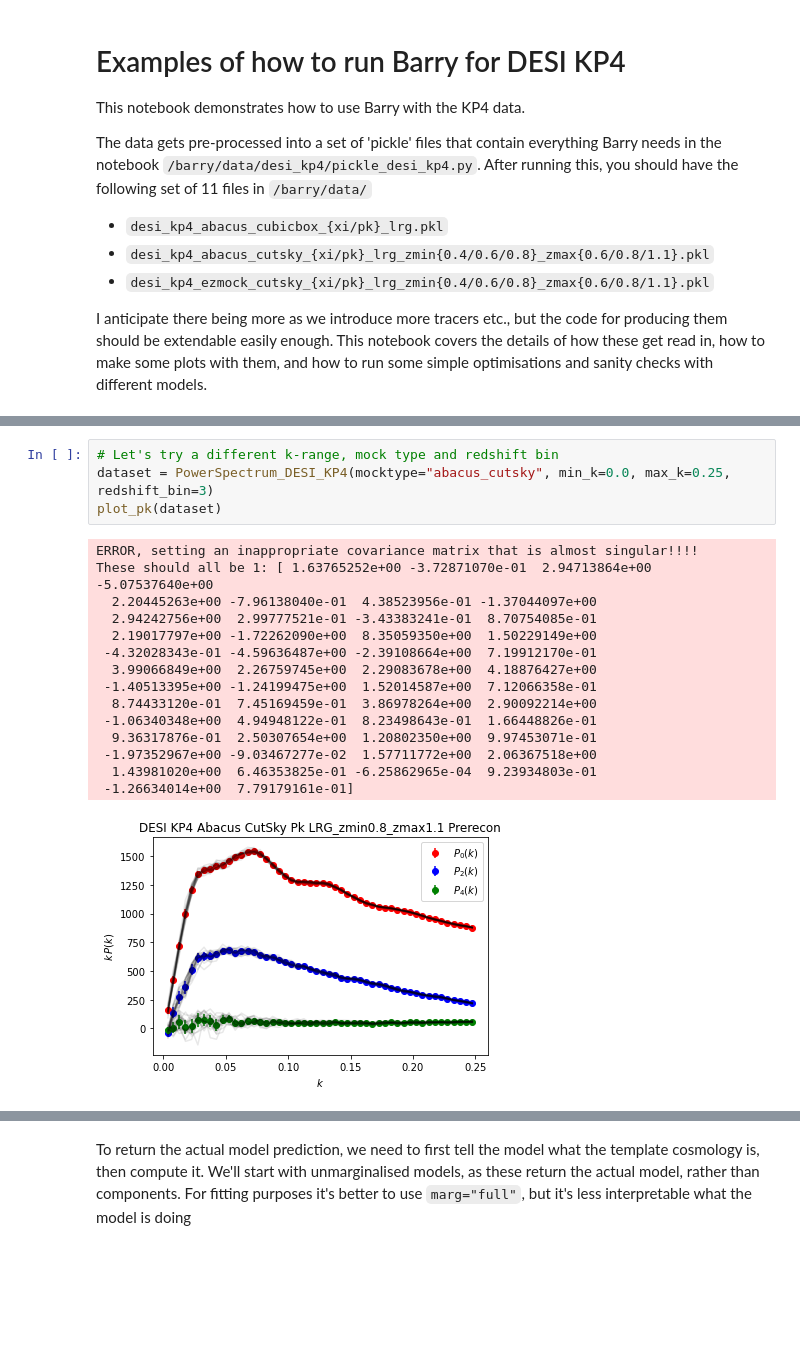
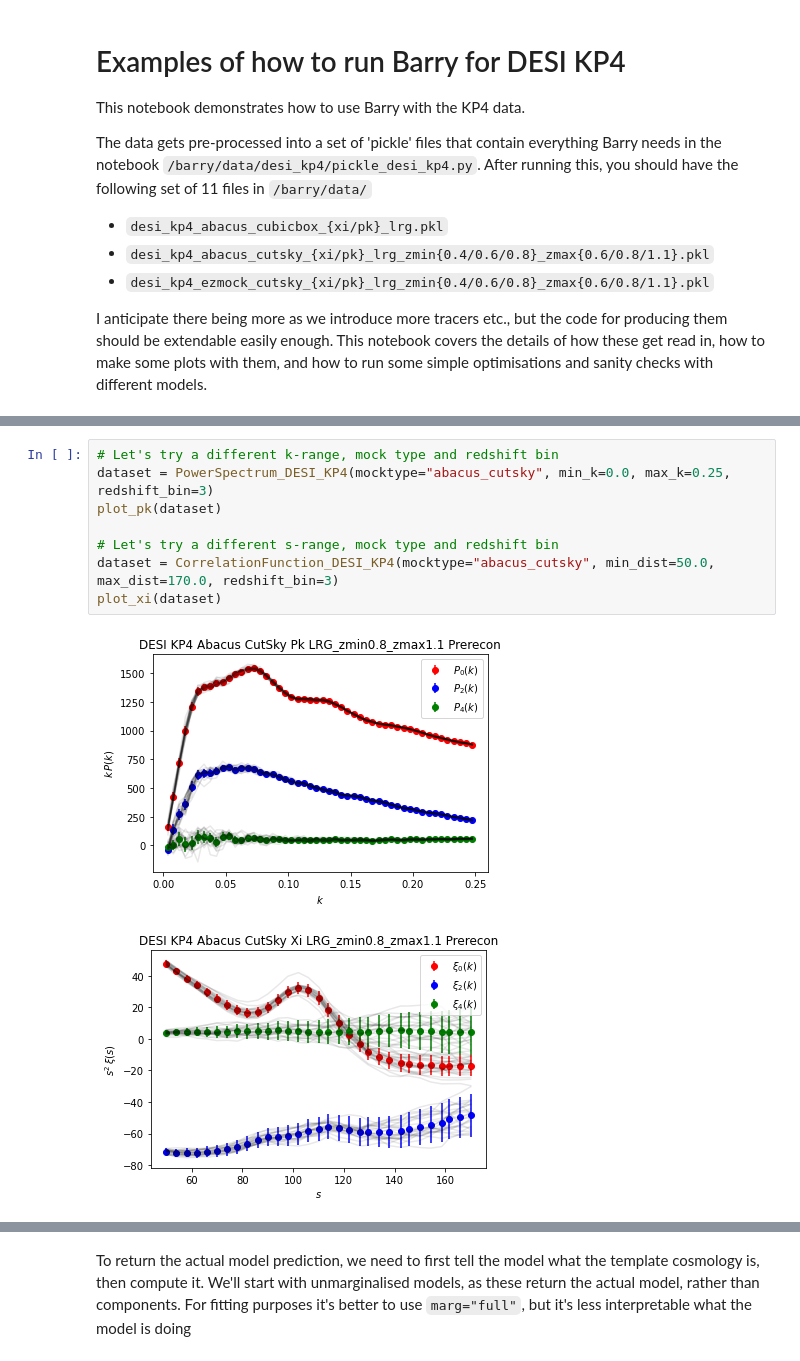
Before and after one commit to Samreay/Barry, a Jupyter notebook: DESI_KP4_EXAMPLES.ipynb, the cells around one changed output, grey strips where cells are left out. Cells and saved outputs as stored; diff of their text form; blank space fills up the shorter version.

```diff
--- a/DESI_KP4_EXAMPLES.ipynb
+++ b/DESI_KP4_EXAMPLES.ipynb
@@ -123,23 +183,14 @@ These should all be 1: [ 2.40443762  4.08626794  0.30375881  0.2062993   0.54978
 # %%
 # Let's try a different k-range, mock type and redshift bin
 dataset = PowerSpectrum_DESI_KP4(mocktype="abacus_cutsky", min_k=0.0, max_k=0.25, redshift_bin=3)
 plot_pk(dataset)
+
+# Let's try a different s-range, mock type and redshift bin
+dataset = CorrelationFunction_DESI_KP4(mocktype="abacus_cutsky", min_dist=50.0, max_dist=170.0, redshift_bin=3)
+plot_xi(dataset)
 # %% [output]
-ERROR, setting an inappropriate covariance matrix that is almost singular!!!!
-These should all be 1: [ 1.63765252e+00 -3.72871070e-01  2.94713864e+00 -5.07537640e+00
-  2.20445263e+00 -7.96138040e-01  4.38523956e-01 -1.37044097e+00
-  2.94242756e+00  2.99777521e-01 -3.43383241e-01  8.70754085e-01
-  2.19017797e+00 -1.72262090e+00  8.35059350e+00  1.50229149e+00
- -4.32028343e-01 -4.59636487e+00 -2.39108664e+00  7.19912170e-01
-  3.99066849e+00  2.26759745e+00  2.29083678e+00  4.18876427e+00
- -1.40513395e+00 -1.24199475e+00  1.52014587e+00  7.12066358e-01
-  8.74433120e-01  7.45169459e-01  3.86978264e+00  2.90092214e+00
- -1.06340348e+00  4.94948122e-01  8.23498643e-01  1.66448826e-01
-  9.36317876e-01  2.50307654e+00  1.20802350e+00  9.97453071e-01
- -1.97352967e+00 -9.03467277e-02  1.57711772e+00  2.06367518e+00
-  1.43981020e+00  6.46353825e-01 -6.25862965e-04  9.23934803e-01
- -1.26634014e+00  7.79179161e-01]
 [figure]
+[figure, added]
 # %%
 # Let's try all the possible tracers, mocktypes and redshift bins
 tracers = ["lrg", "lrg", "lrg"]
```
Also changed, not shown: parts of 10 cells of this notebook, 1 other file.
